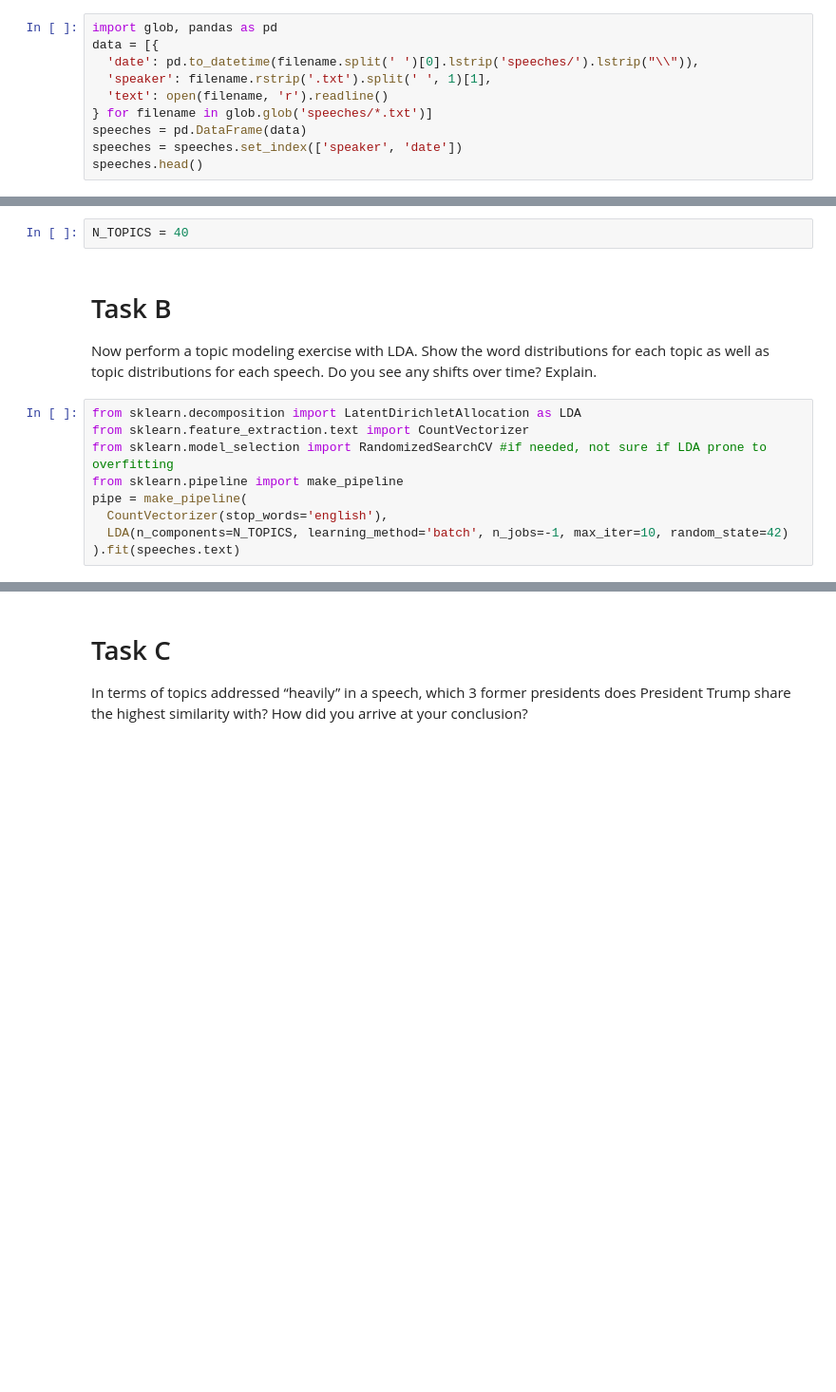
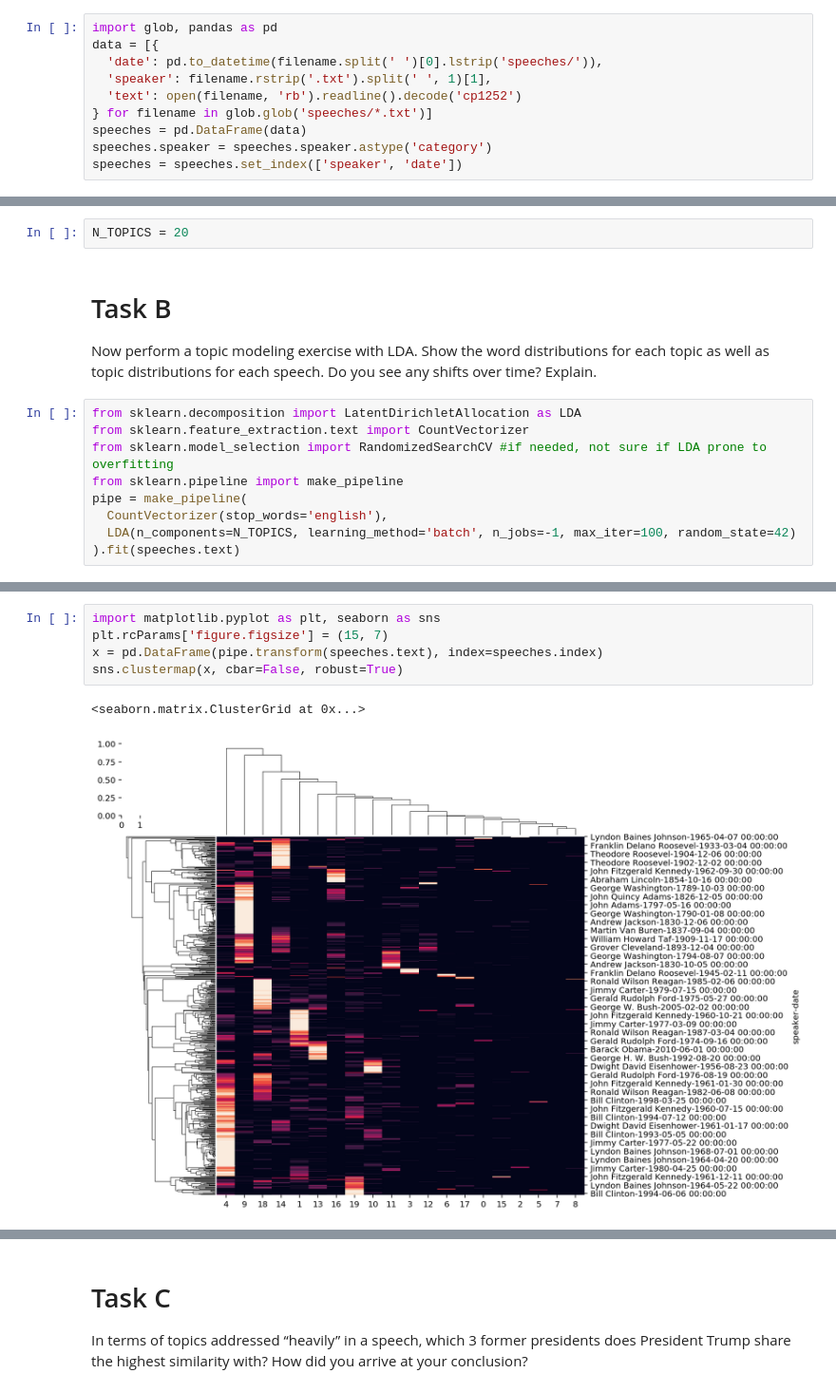
Before and after one commit to JakeTheWise/socialitics, a Jupyter notebook: proj2/jake.ipynb, the cells around one changed output, grey strips where cells are left out. Shown at 95% size. Saved outputs shown, nothing was run; the diff lists cells and outputs as text; blank space fills up the shorter version.

Commit message:
building clustermaps

```diff
--- a/proj2/jake.ipynb
+++ b/proj2/jake.ipynb
@@ -1,10 +1,10 @@
 # %%
 import glob, pandas as pd
 data = [{
-  'date': pd.to_datetime(filename.split(' ')[0].lstrip('speeches/').lstrip("\\")),
+  'date': pd.to_datetime(filename.split(' ')[0].lstrip('speeches/')),
   'speaker': filename.rstrip('.txt').split(' ', 1)[1],
-  'text': open(filename, 'r').readline()
+  'text': open(filename, 'rb').readline().decode('cp1252')
 } for filename in glob.glob('speeches/*.txt')]
 speeches = pd.DataFrame(data)
+speeches.speaker = speeches.speaker.astype('category')
 speeches = speeches.set_index(['speaker', 'date'])
-speeches.head()
@@ -20,7 +12,7 @@ speeches.head()
 # Task A
 Choose a reasonable number of topics for this corpus. One way to think about topics is to consider the number of issues that may have been important in the past as well as those that may have come up over the centuries. Provide a brief explanation of how you chose this number.
 # %%
-N_TOPICS = 40
+N_TOPICS = 20
 # %% [markdown]
 # Task B
 Now perform a topic modeling exercise with LDA. Show the word distributions for each topic as well as topic distributions for each speech. Do you see any shifts over time? Explain.
@@ -31,5 +23,5 @@ from sklearn.model_selection import RandomizedSearchCV #if needed, not sure if L
 from sklearn.pipeline import make_pipeline
 pipe = make_pipeline(
   CountVectorizer(stop_words='english'),
-  LDA(n_components=N_TOPICS, learning_method='batch', n_jobs=-1, max_iter=10, random_state=42)
+  LDA(n_components=N_TOPICS, learning_method='batch', n_jobs=-1, max_iter=100, random_state=42)
 ).fit(speeches.text)
@@ -57,0 +28,8 @@ pd.DataFrame(pipe.transform(speeches.text), index=speeches.index)
+# %%
+import matplotlib.pyplot as plt, seaborn as sns
+plt.rcParams['figure.figsize'] = (15, 7)
+x = pd.DataFrame(pipe.transform(speeches.text), index=speeches.index)
+sns.clustermap(x, cbar=False, robust=True)
+# %% [output]
+<seaborn.matrix.ClusterGrid at 0x...>
+[figure, added]
```
Also changed, not shown: parts of 4 cells of this notebook.
